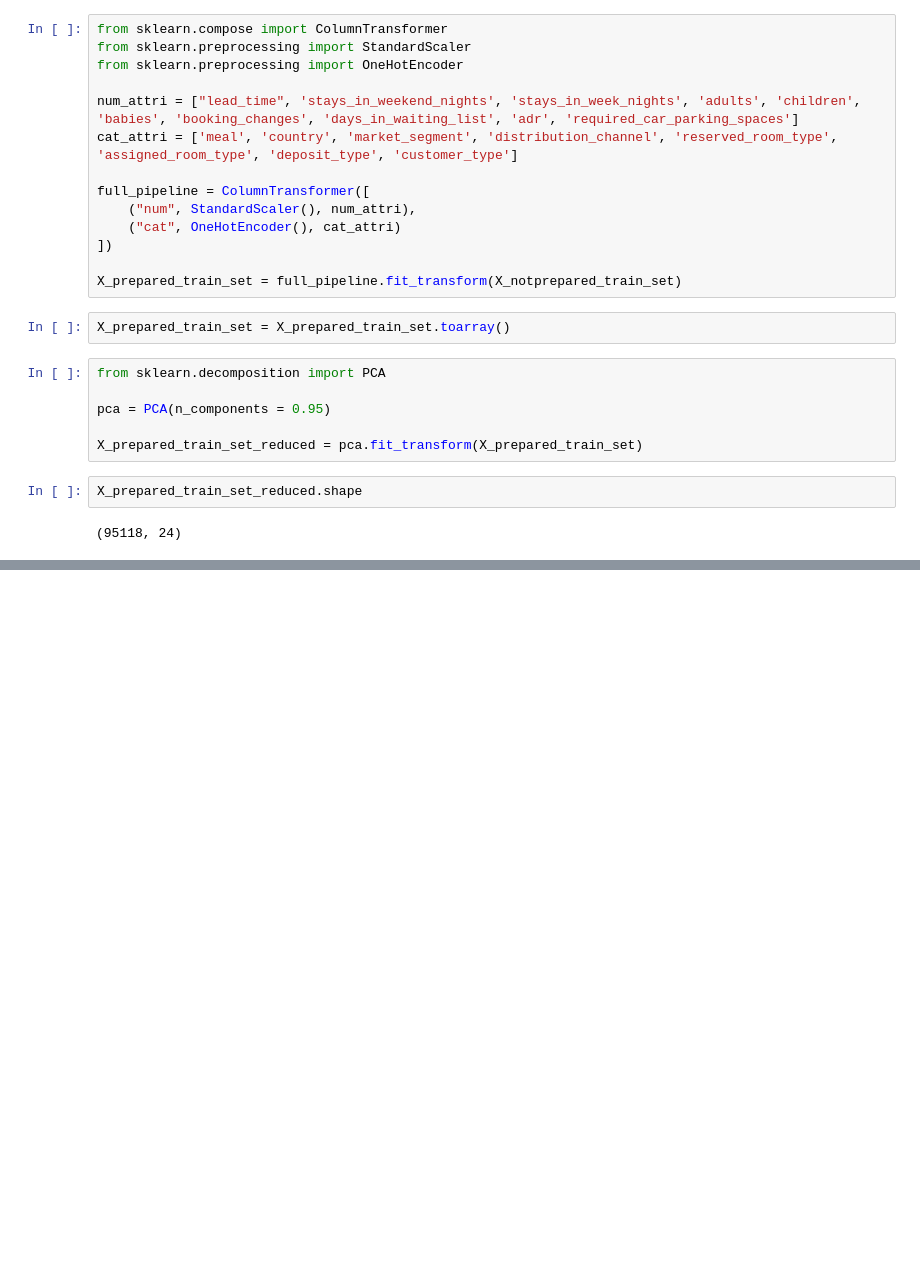
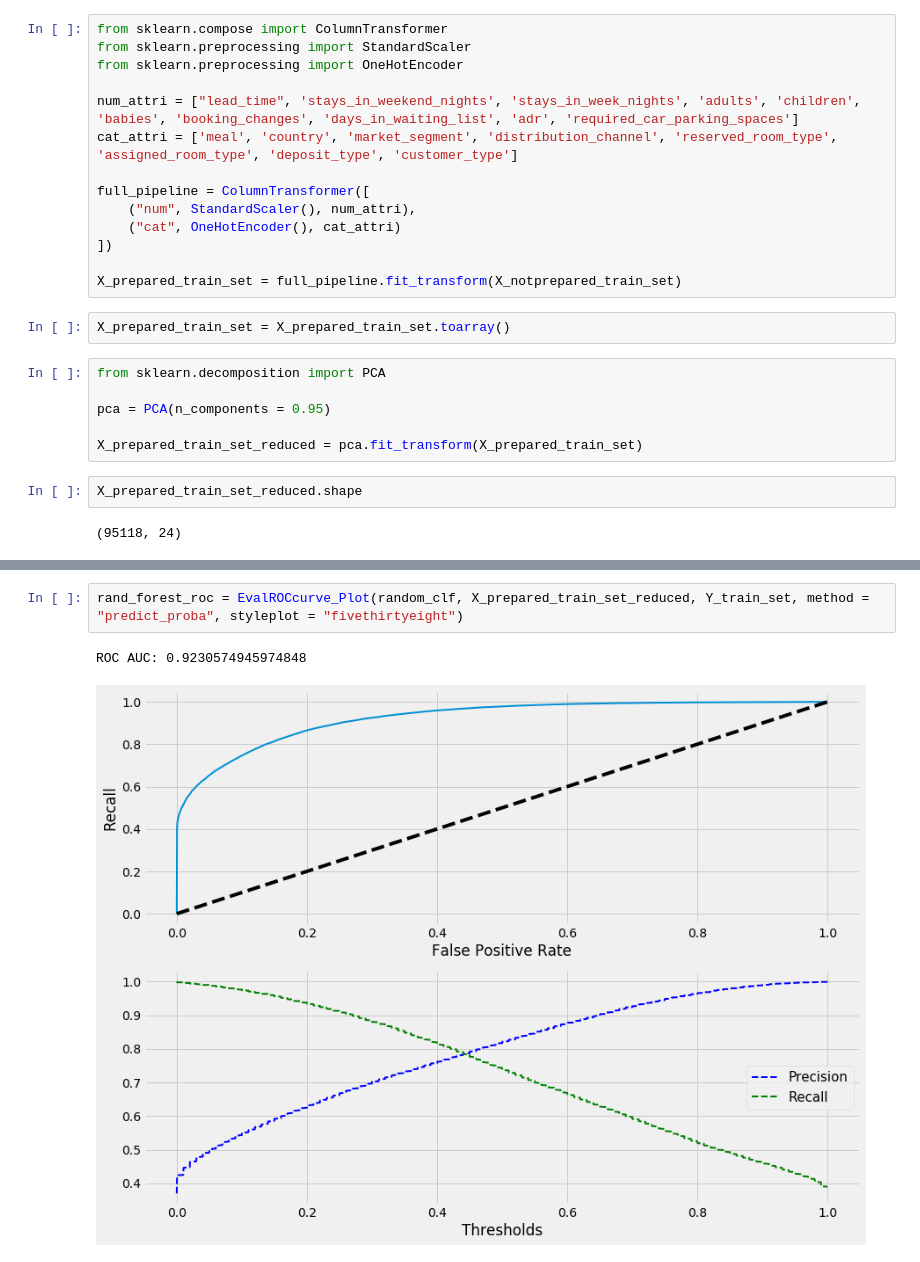
Before and after one commit to huy105/Hotel-booking-classify, a Jupyter notebook: HotelClassify.ipynb, the cells around one changed output, grey strips where cells are left out. Drawn from its saved outputs; the diff is of its cells as text; blank space fills up the shorter version.

```diff
--- a/HotelClassify.ipynb
+++ b/HotelClassify.ipynb
@@ -290,0 +338,5 @@ ROC AUC: 0.854032645481239
+# %%
+rand_forest_roc = EvalROCcurve_Plot(random_clf, X_prepared_train_set_reduced, Y_train_set, method = "predict_proba", styleplot = "fivethirtyeight")
+# %% [output]
+ROC AUC: 0.9230574945974848
+[figure, added]
```
Also changed, not shown: parts of 9 cells of this notebook.
